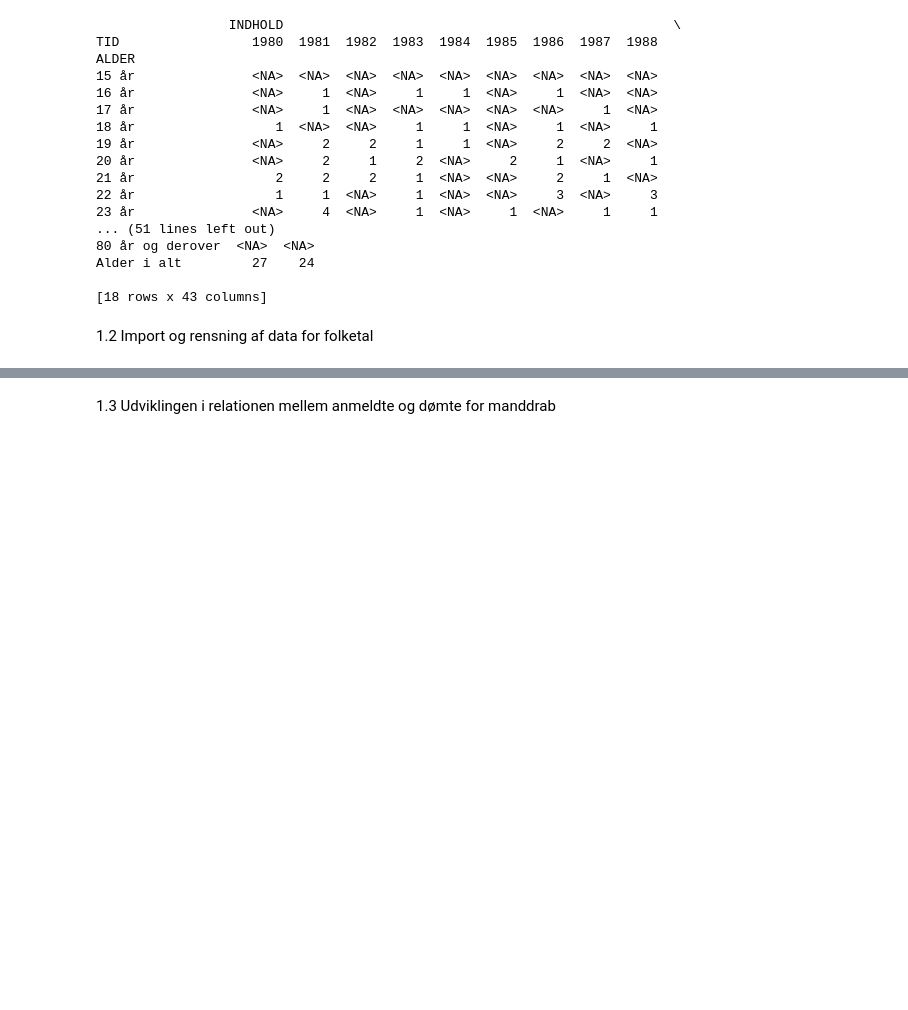
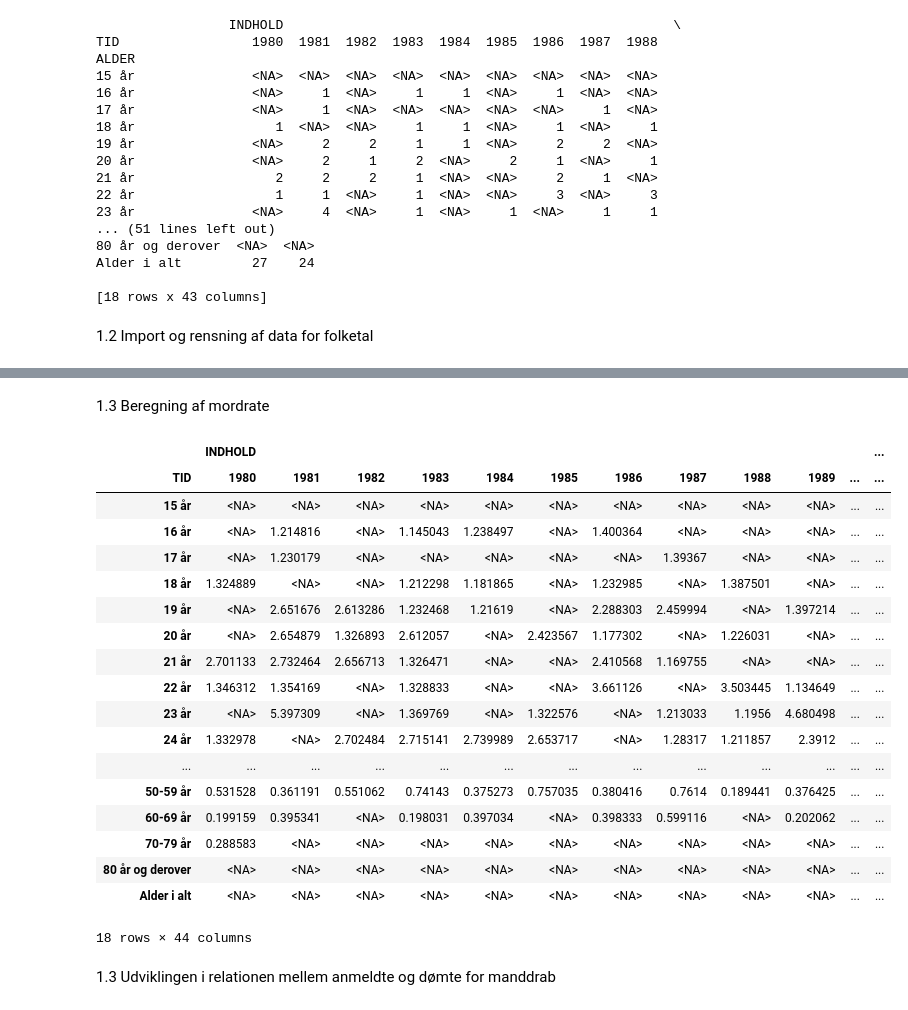
Before and after one commit to NumEconCopenhagen/projects-2023-bulen, a Jupyter notebook: dataproject/dataproject.ipynb, the cells around one changed output, grey strips where cells are left out. Cells and saved outputs as stored; diff of their text form; code cells hidden in the pictures; blank space fills up the shorter version.

```diff
--- a/dataproject/dataproject.ipynb
+++ b/dataproject/dataproject.ipynb
@@ -426,3 +359,28 @@ memory usage: 6.7+ KB
+# %% [markdown]
+1.3 Beregning af mordrate
+# %%
+mordrate = straf2.div(bef2)*100000 #Mord pr 100.000 indbygger
+display(mordrate)
+# %% [output]
+|  | INDHOLD |  |  |  |  |  |  |  |  |  |  | ... |
+| TID | 1980 | 1981 | 1982 | 1983 | 1984 | 1985 | 1986 | 1987 | 1988 | 1989 | ... | ... |
+| 15 år | <NA> | <NA> | <NA> | <NA> | <NA> | <NA> | <NA> | <NA> | <NA> | <NA> | ... | ... |
+| 16 år | <NA> | 1.214816 | <NA> | 1.145043 | 1.238497 | <NA> | 1.400364 | <NA> | <NA> | <NA> | ... | ... |
+| 17 år | <NA> | 1.230179 | <NA> | <NA> | <NA> | <NA> | <NA> | 1.39367 | <NA> | <NA> | ... | ... |
+| 18 år | 1.324889 | <NA> | <NA> | 1.212298 | 1.181865 | <NA> | 1.232985 | <NA> | 1.387501 | <NA> | ... | ... |
+| 19 år | <NA> | 2.651676 | 2.613286 | 1.232468 | 1.21619 | <NA> | 2.288303 | 2.459994 | <NA> | 1.397214 | ... | ... |
+| 20 år | <NA> | 2.654879 | 1.326893 | 2.612057 | <NA> | 2.423567 | 1.177302 | <NA> | 1.226031 | <NA> | ... | ... |
+| 21 år | 2.701133 | 2.732464 | 2.656713 | 1.326471 | <NA> | <NA> | 2.410568 | 1.169755 | <NA> | <NA> | ... | ... |
+| 22 år | 1.346312 | 1.354169 | <NA> | 1.328833 | <NA> | <NA> | 3.661126 | <NA> | 3.503445 | 1.134649 | ... | ... |
+| 23 år | <NA> | 5.397309 | <NA> | 1.369769 | <NA> | 1.322576 | <NA> | 1.213033 | 1.1956 | 4.680498 | ... | ... |
+| 24 år | 1.332978 | <NA> | 2.702484 | 2.715141 | 2.739989 | 2.653717 | <NA> | 1.28317 | 1.211857 | 2.3912 | ... | ... |
+| ... | ... | ... | ... | ... | ... | ... | ... | ... | ... | ... | ... | ... |
+| 50-59 år | 0.531528 | 0.361191 | 0.551062 | 0.74143 | 0.375273 | 0.757035 | 0.380416 | 0.7614 | 0.189441 | 0.376425 | ... | ... |
+| 60-69 år | 0.199159 | 0.395341 | <NA> | 0.198031 | 0.397034 | <NA> | 0.398333 | 0.599116 | <NA> | 0.202062 | ... | ... |
+| 70-79 år | 0.288583 | <NA> | <NA> | <NA> | <NA> | <NA> | <NA> | <NA> | <NA> | <NA> | ... | ... |
+| 80 år og derover | <NA> | <NA> | <NA> | <NA> | <NA> | <NA> | <NA> | <NA> | <NA> | <NA> | ... | ... |
+| Alder i alt | <NA> | <NA> | <NA> | <NA> | <NA> | <NA> | <NA> | <NA> | <NA> | <NA> | ... | ... |
+18 rows × 44 columns
 # %% [markdown]
 1.3 Udviklingen i relationen mellem anmeldte og dømte for manddrab
 # %%
```
Also changed, not shown: parts of 2 cells of this notebook.
